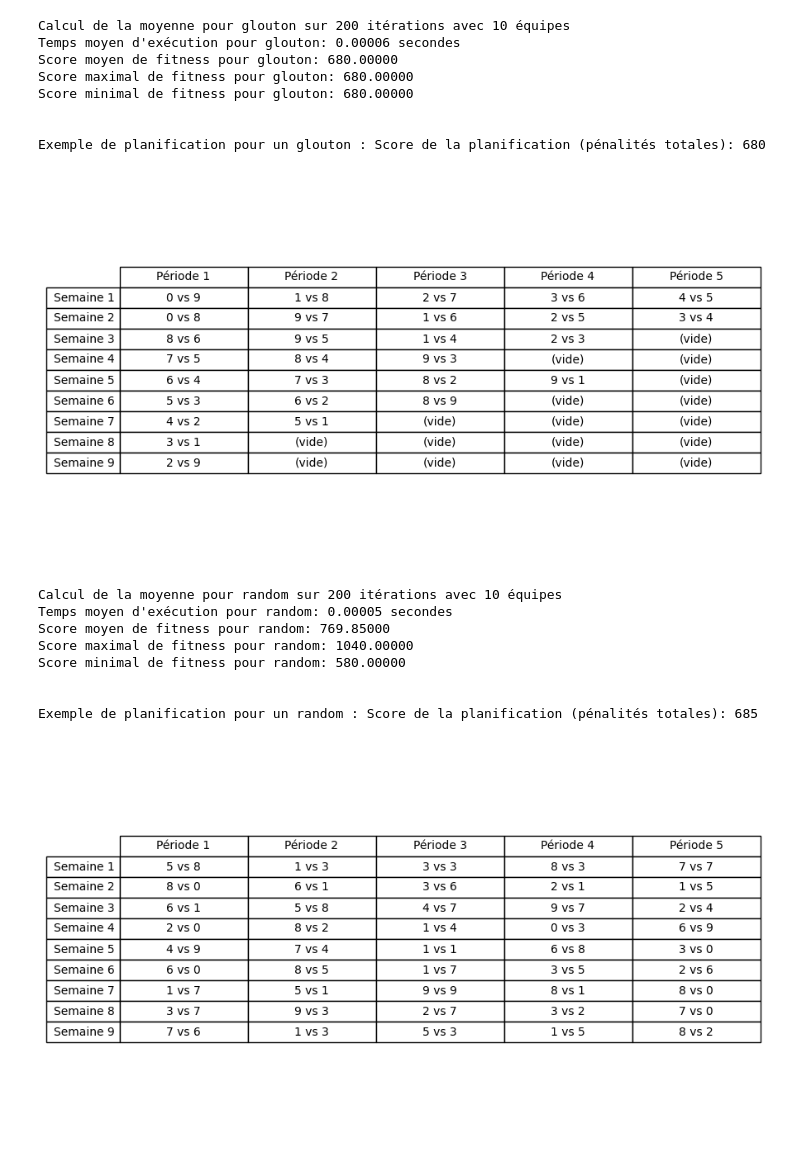
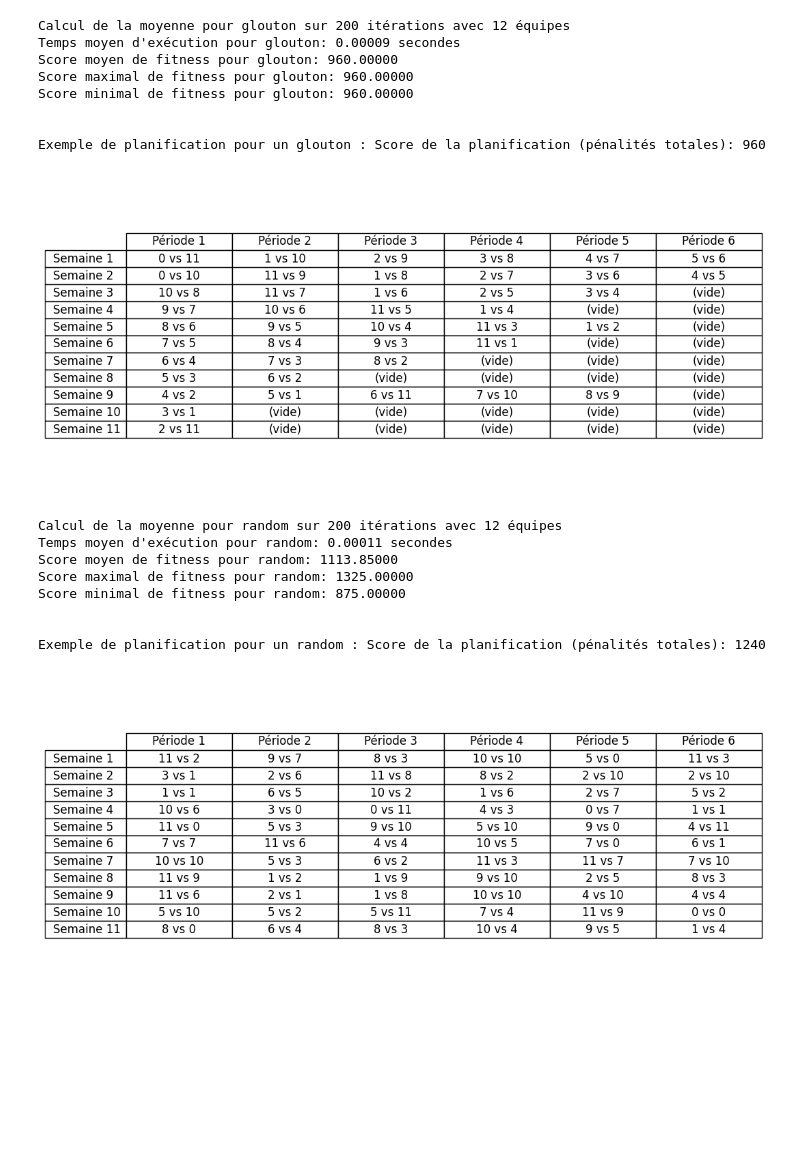
Before and after one commit to LandOS973/matheuristique, a Jupyter notebook: matheuristique.ipynb, the cells around one changed output. Saved outputs shown, nothing was run; the diff lists cells and outputs as text; code cells hidden in the pictures; blank space fills up the shorter version.

```diff
--- a/matheuristique.ipynb
+++ b/matheuristique.ipynb
@@ -14,7 +14,7 @@ import numpy as np
 import AGSimple
 import AGlocalsearch
 
-num_teams = 10
+num_teams = 12
 tableau_recap = []
 # %%
 # Fonction d'affichage pour la planification
@@ -35,7 +35,7 @@ def print_schedule(schedule, filename='schedule.png'):
                 schedule_matrix[week, period] = "(vide)"
 
     # Créer une figure et des axes
-    fig, ax = plt.subplots(figsize=(10, 6))
+    fig, ax = plt.subplots(figsize=(12, 6))
 
     # Afficher le tableau avec Matplotlib
     ax.axis('tight')
@@ -50,14 +50,14 @@ def print_schedule(schedule, filename='schedule.png'):
 
     # Personnaliser l'apparence du tableau
     table.auto_set_font_size(False)
-    table.set_fontsize(10)
+    table.set_fontsize(12)
     table.scale(1, 1.5)  # Ajustez la taille des cellules si nécessaire
 
     # Sauvegarder l'image du tableau
     plt.savefig(filename, bbox_inches='tight')
     plt.show()  # Afficher le tableau
 # %%
-def mean_score(algo='glouton', num_teams=10, it=200):
+def mean_score(algo='glouton', num_teams=12, it=200):
     sum_fitness = 0  # Pour stocker la somme des scores de fitness
     total_time = 0   # Pour stocker la somme des temps d'exécution
     max_fitness = 0  # Pour stocker le score de fitness maximal
@@ -89,11 +89,11 @@ def mean_score(algo='glouton', num_teams=10, it=200):
             schedule = AGSimple.genetic_algorithm(30, num_teams, 300)[0]
         elif algo == 'genetic_algorithm_local_search':
             schedule = AGlocalsearch.genetic_algorithm(30, num_teams, 300)[0]
-            print('iteration : ', str(i) , " terminée avec un score de : ", fitness.evaluate_schedule(schedule, 10, False))
+            print('iteration : ', str(i) , " terminée avec un score de : ", fitness.evaluate_schedule(schedule, 12, False))
         elif algo == 'tabou':
             schedule = tabou.tabou_search(random_schedule.random_round_robin_schedule(num_teams), num_teams, max_iterations=30000, verbose=False)[0]
         # Calculer le score de fitness
-        score = fitness.evaluate_schedule(schedule, 10, False)
+        score = fitness.evaluate_schedule(schedule, 12, False)
         sum_fitness += score  # Ajoute le score de fitness à la somme totale
 
         if score < min_fitness:
@@ -120,25 +120,25 @@ def mean_score(algo='glouton', num_teams=10, it=200):
     return algo, mean_fitness, max_fitness, min_fitness, mean_time
 # %%
 
-    num_teams = 10o!k j;n v:
+    num_teams = 12
     # glouton
     scheduleGlouton = glouton.round_robin_schedule(num_teams)
     penaltyGlouton = fitness.evaluate_schedule(scheduleGlouton, num_teams, False)
     print("\n")
     # ajout du mean score dans le tableau
     mean_score('glouton', it=200)
     print(f"Exemple de planification pour un glouton : Score de la planification (pénalités totales): {penaltyGlouton}")
     print_schedule(scheduleGlouton)
 # %% [output]
-Calcul de la moyenne pour glouton sur 200 itérations avec 10 équipes
-Temps moyen d'exécution pour glouton: 0.00006 secondes
-Score moyen de fitness pour glouton: 680.00000
-Score maximal de fitness pour glouton: 680.00000
-Score minimal de fitness pour glouton: 680.00000
+Calcul de la moyenne pour glouton sur 200 itérations avec 12 équipes
+Temps moyen d'exécution pour glouton: 0.00009 secondes
+Score moyen de fitness pour glouton: 960.00000
+Score maximal de fitness pour glouton: 960.00000
+Score minimal de fitness pour glouton: 960.00000
 
 
-Exemple de planification pour un glouton : Score de la planification (pénalités totales): 680
+Exemple de planification pour un glouton : Score de la planification (pénalités totales): 960
-[figure, old version]
+[figure, new version]
 # %%
     # random
     scheduleRandom = random_schedule.random_round_robin_schedule(num_teams)
@@ -148,15 +148,15 @@ Exemple de planification pour un glouton : Score de la planification (pénalité
     print(f"Exemple de planification pour un random : Score de la planification (pénalités totales): {penaltyRandom}")
     print_schedule(scheduleRandom)
 # %% [output]
-Calcul de la moyenne pour random sur 200 itérations avec 10 équipes
-Temps moyen d'exécution pour random: 0.00005 secondes
-Score moyen de fitness pour random: 769.85000
-Score maximal de fitness pour random: 1040.00000
-Score minimal de fitness pour random: 580.00000
+Calcul de la moyenne pour random sur 200 itérations avec 12 équipes
+Temps moyen d'exécution pour random: 0.00011 secondes
+Score moyen de fitness pour random: 1113.85000
+Score maximal de fitness pour random: 1325.00000
+Score minimal de fitness pour random: 875.00000
 
 
-Exemple de planification pour un random : Score de la planification (pénalités totales): 685
+Exemple de planification pour un random : Score de la planification (pénalités totales): 1240
-[figure, old version]
+[figure, new version]
 # %%
     # recherche locale
     scheduleLocal, penaltyLocal, penalty_history = local_search_descente.local_search(scheduleRandom, num_teams, max_iterations=10000, verbose=False)
```
Also changed, not shown: parts of 8 cells of this notebook, 12 other files.
